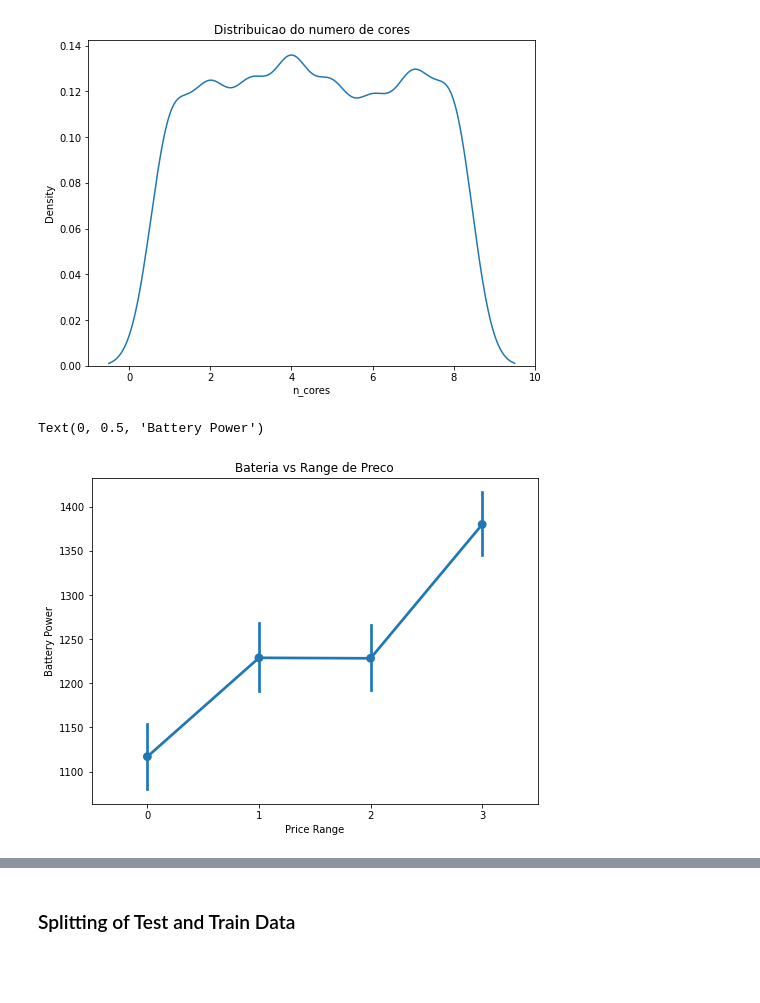
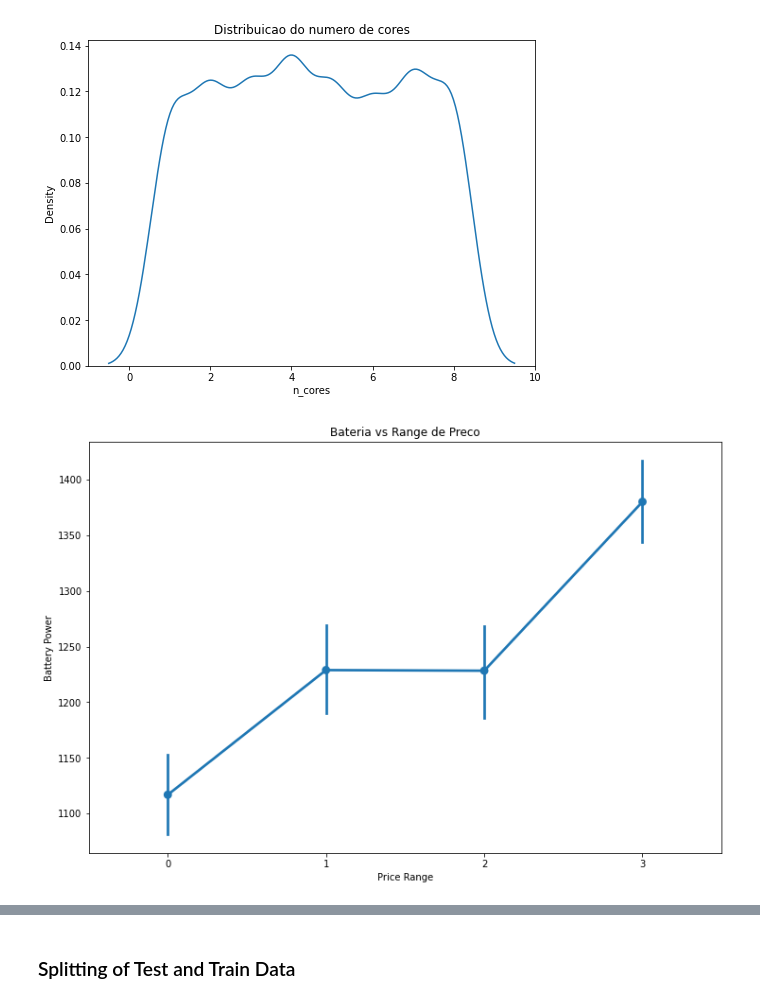
Before and after one commit to MaksonViini/Data-Science-Projects, a Jupyter notebook: Project-Mobile-Price-Classification/mobile_price_classification.ipynb, the cells around one changed output, grey strips where cells are left out. Saved outputs shown, nothing was run; the diff lists cells and outputs as text; code cells hidden in the pictures; blank space fills up the shorter version.

```diff
--- a/Project-Mobile-Price-Classification/mobile_price_classification.ipynb
+++ b/Project-Mobile-Price-Classification/mobile_price_classification.ipynb
@@ -202,12 +168,7 @@ plt.title('Distribuicao do numero de cores')
 Text(0.5, 1.0, 'Distribuicao do numero de cores')
 [figure]
 # %%
-plt.figure(figsize=(8, 6))
-sns.pointplot(x='price_range', y='battery_power', data=df)
-plt.title('Bateria vs Range de Preco')
-plt.xlabel('Price Range')
-plt.ylabel('Battery Power')
+ft.pointplot(df, 'price_range', 'battery_power', 'Bateria vs Range de Preco', 'Price Range', 'Battery Power')
 # %% [output]
-Text(0, 0.5, 'Battery Power')
-[figure, old version]
+[figure, new version]
 # %%
```
Also changed, not shown: parts of 17 cells of this notebook, 3 other files.
